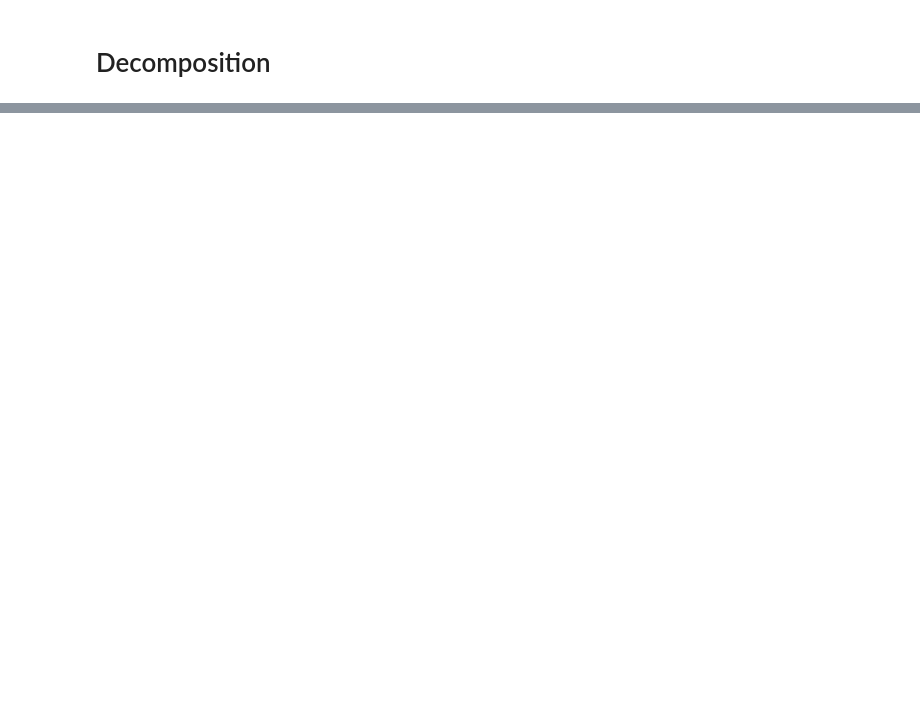
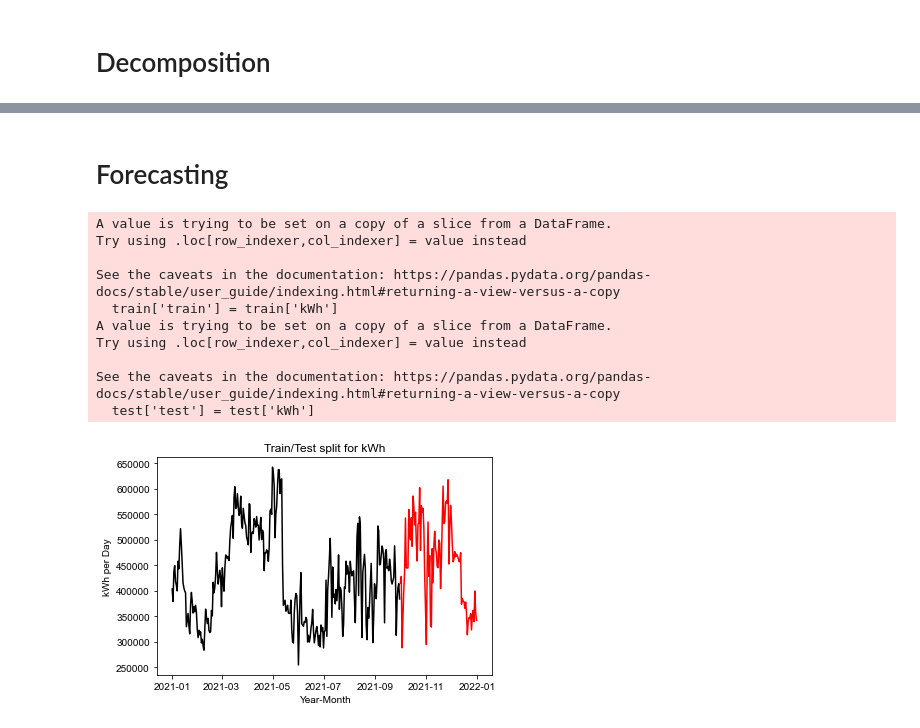
Before and after one commit to nensanc/cigrec2.5_spp_analytics, a Jupyter notebook: Time Series Analysis/main.ipynb, the cells around one changed output, grey strips where cells are left out. Drawn from its saved outputs; the diff is of its cells as text; code cells hidden in the pictures; blank space fills up the shorter version.

```diff
--- a/Time Series Analysis/main.ipynb
+++ b/Time Series Analysis/main.ipynb
@@ -96,0 +110,33 @@ from statsmodels.tsa.seasonal import seasonal_decompose
+# %% [markdown]
+# Forecasting
+# %%
+import pandas as pd
+import seaborn as sns
+df_datagen_day['Date'] = df_datagen_day.index
+train = df_datagen_day[df_datagen_day['Date'] < pd.to_datetime("2021-10", format='%Y-%m')]
+train['train'] = train['kWh']
+del train['Date']
+del train['kWh']
+test = df_datagen_day[df_datagen_day['Date'] >= pd.to_datetime("2021-10", format='%Y-%m')]
+del test['Date']
+test['test'] = test['kWh']
+del test['kWh']
+plt.plot(train, color = "black")
+plt.plot(test, color = "red")
+plt.title("Train/Test split for kWh")
+plt.ylabel("kWh per Day")
+plt.xlabel('Year-Month')
+sns.set()
+plt.show()
+# %% [output]
+A value is trying to be set on a copy of a slice from a DataFrame.
+Try using .loc[row_indexer,col_indexer] = value instead
+
+See the caveats in the documentation: https://pandas.pydata.org/pandas-docs/stable/user_guide/indexing.html#returning-a-view-versus-a-copy
+  train['train'] = train['kWh']
+A value is trying to be set on a copy of a slice from a DataFrame.
+Try using .loc[row_indexer,col_indexer] = value instead
+
+See the caveats in the documentation: https://pandas.pydata.org/pandas-docs/stable/user_guide/indexing.html#returning-a-view-versus-a-copy
+  test['test'] = test['kWh']
+[figure, added]
```
Also changed, not shown: parts of 13 cells of this notebook.
